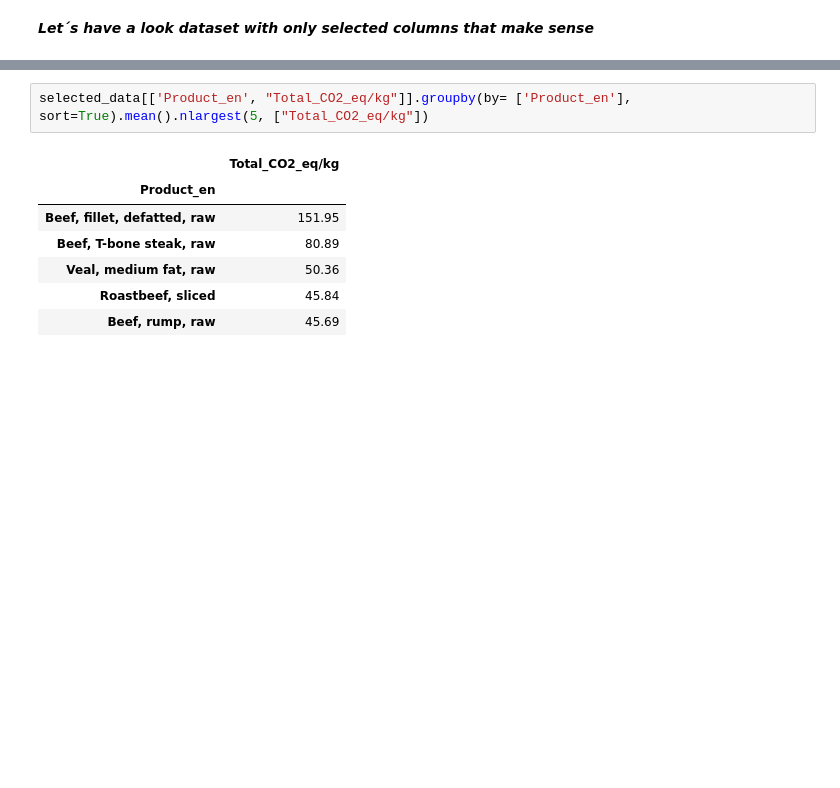
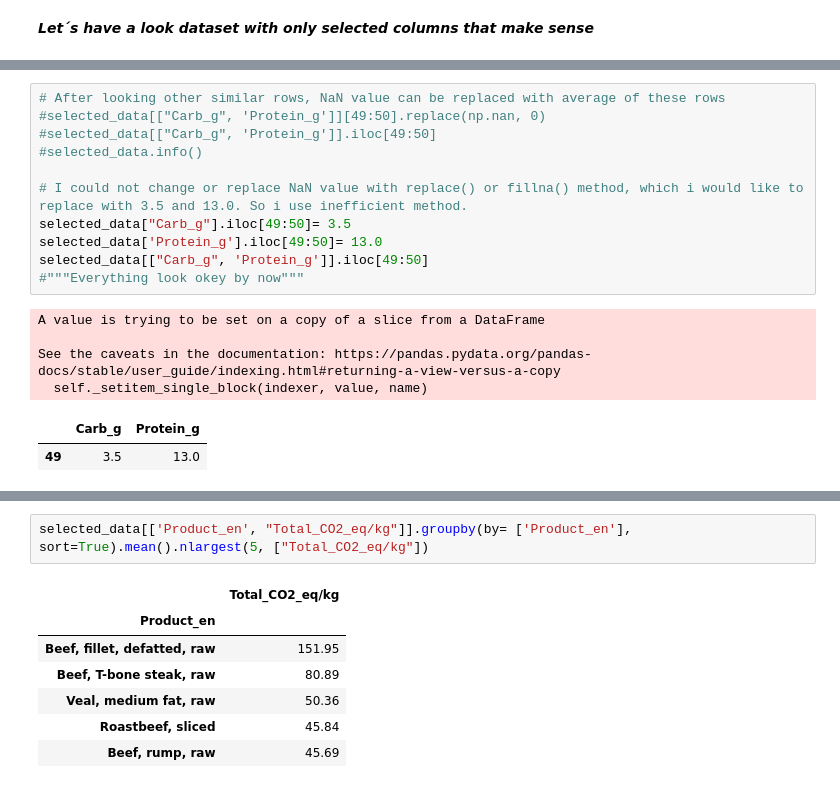
Before and after one commit to mrchapagain/iCare, a Jupyter notebook: ConcitoDataAnalytics.ipynb, the cells around one changed output, grey strips where cells are left out. Saved outputs shown, nothing was run; the diff lists cells and outputs as text; blank space fills up the shorter version.

```diff
--- a/ConcitoDataAnalytics.ipynb
+++ b/ConcitoDataAnalytics.ipynb
@@ -135,0 +127,18 @@ dtype: int64
+# %%
+# After looking other similar rows, NaN value can be replaced with average of these rows
+#selected_data[["Carb_g", 'Protein_g']][49:50].replace(np.nan, 0)
+#selected_data[["Carb_g", 'Protein_g']].iloc[49:50]
+#selected_data.info()
+
+# I could not change or replace NaN value with replace() or fillna() method, which i would like to replace with 3.5 and 13.0. So i use inefficient method.
+selected_data["Carb_g"].iloc[49:50]= 3.5
+selected_data['Protein_g'].iloc[49:50]= 13.0
+selected_data[["Carb_g", 'Protein_g']].iloc[49:50]
+#"""Everything look okey by now"""
+# %% [output]
+A value is trying to be set on a copy of a slice from a DataFrame
+
+See the caveats in the documentation: https://pandas.pydata.org/pandas-docs/stable/user_guide/indexing.html#returning-a-view-versus-a-copy
+  self._setitem_single_block(indexer, value, name)
+|  | Carb_g | Protein_g |
+| 49 | 3.5 | 13.0 |
```
Also changed, not shown: parts of 29 cells of this notebook.
